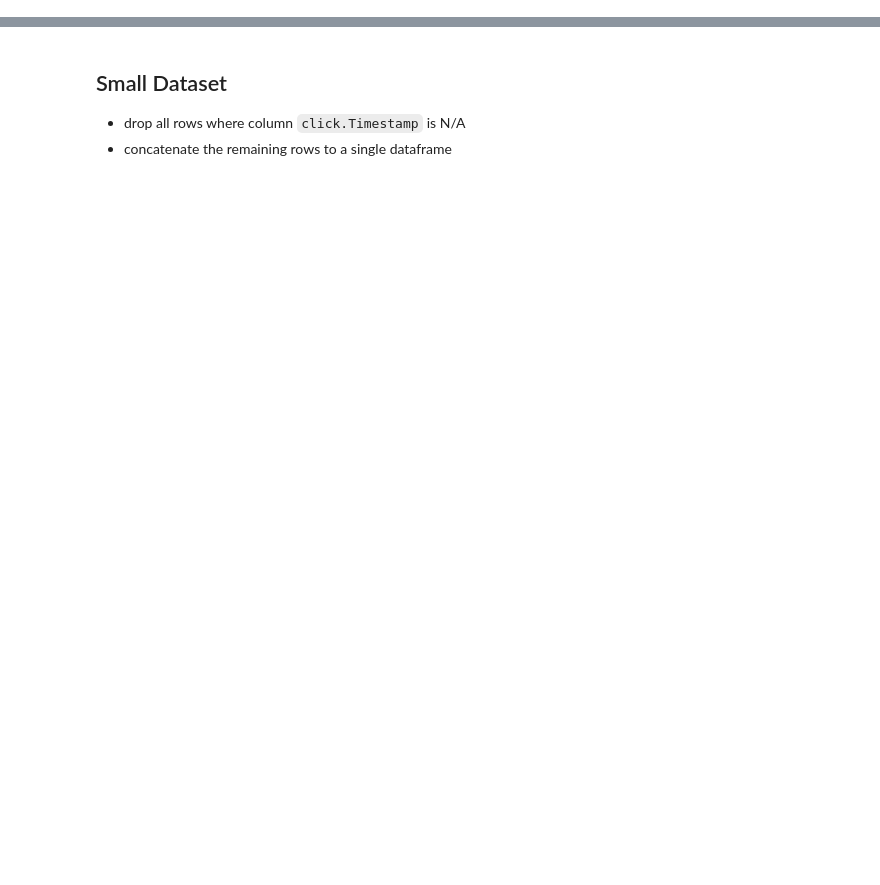
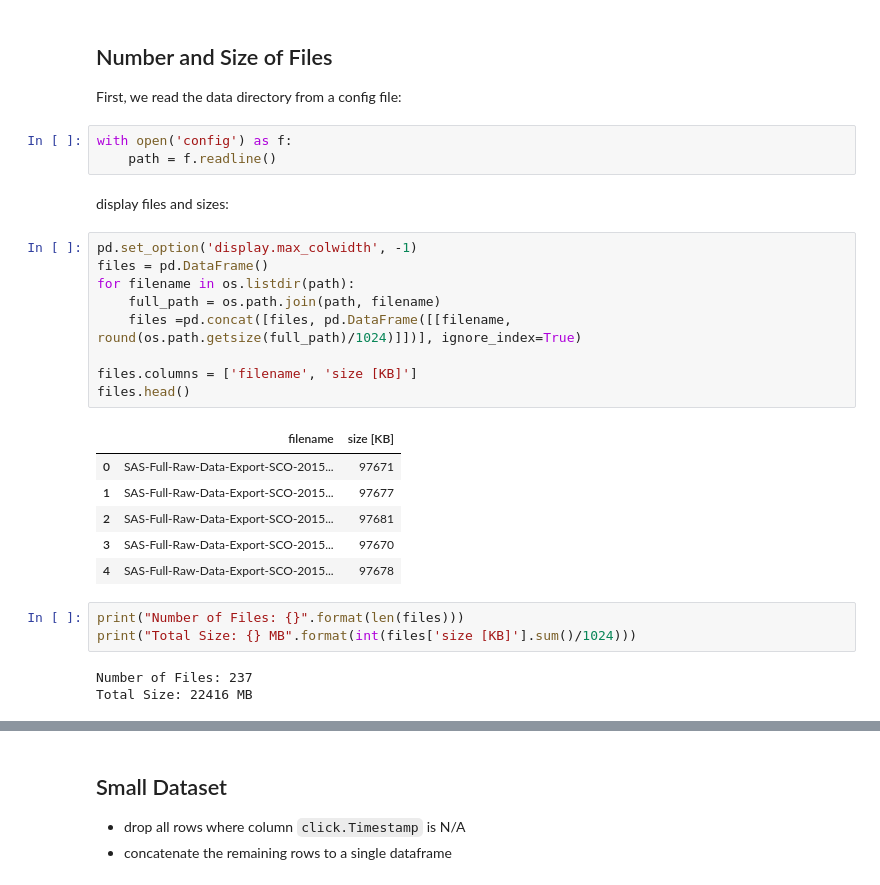
Before and after one commit to breibi/dsia_visual_analytics, a Jupyter notebook: vis01.ipynb, the cells around one changed output, grey strips where cells are left out. Drawn from its saved outputs; the diff is of its cells as text; blank space fills up the shorter version.

```diff
--- a/vis01.ipynb
+++ b/vis01.ipynb
@@ -6,0 +12,31 @@ import pandas as pd
+# %% [markdown]
+## Number and Size of Files
+
+First, we read the data directory from a config file:
+# %%
+with open('config') as f:
+    path = f.readline()
+# %% [markdown]
+display files and sizes:
+# %%
+pd.set_option('display.max_colwidth', -1)
+files = pd.DataFrame()
+for filename in os.listdir(path):
+    full_path = os.path.join(path, filename)
+    files =pd.concat([files, pd.DataFrame([[filename, round(os.path.getsize(full_path)/1024)]])], ignore_index=True)
+
+files.columns = ['filename', 'size [KB]']
+files.head()
+# %% [output]
+|  | filename | size [KB] |
+| 0 | SAS-Full-Raw-Data-Export-SCO-2015... | 97671 |
+| 1 | SAS-Full-Raw-Data-Export-SCO-2015... | 97677 |
+| 2 | SAS-Full-Raw-Data-Export-SCO-2015... | 97681 |
+| 3 | SAS-Full-Raw-Data-Export-SCO-2015... | 97670 |
+| 4 | SAS-Full-Raw-Data-Export-SCO-2015... | 97678 |
+# %%
+print("Number of Files: {}".format(len(files)))
+print("Total Size: {} MB".format(int(files['size [KB]'].sum()/1024)))
+# %% [output]
+Number of Files: 237
+Total Size: 22416 MB
```
Also changed, not shown: parts of 29 cells of this notebook.
